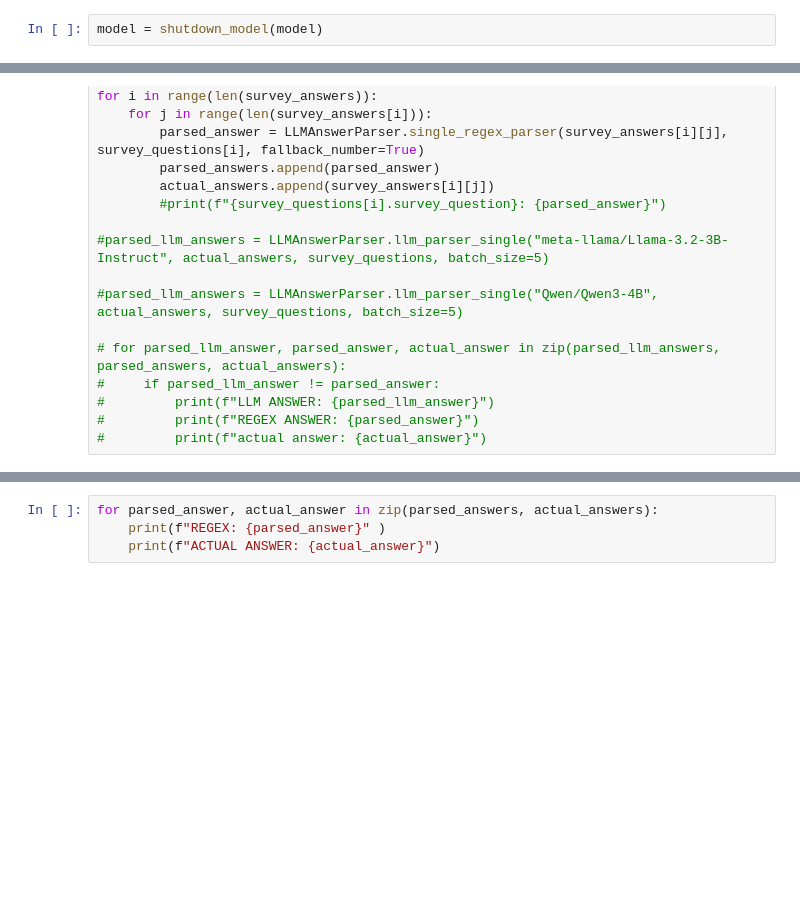
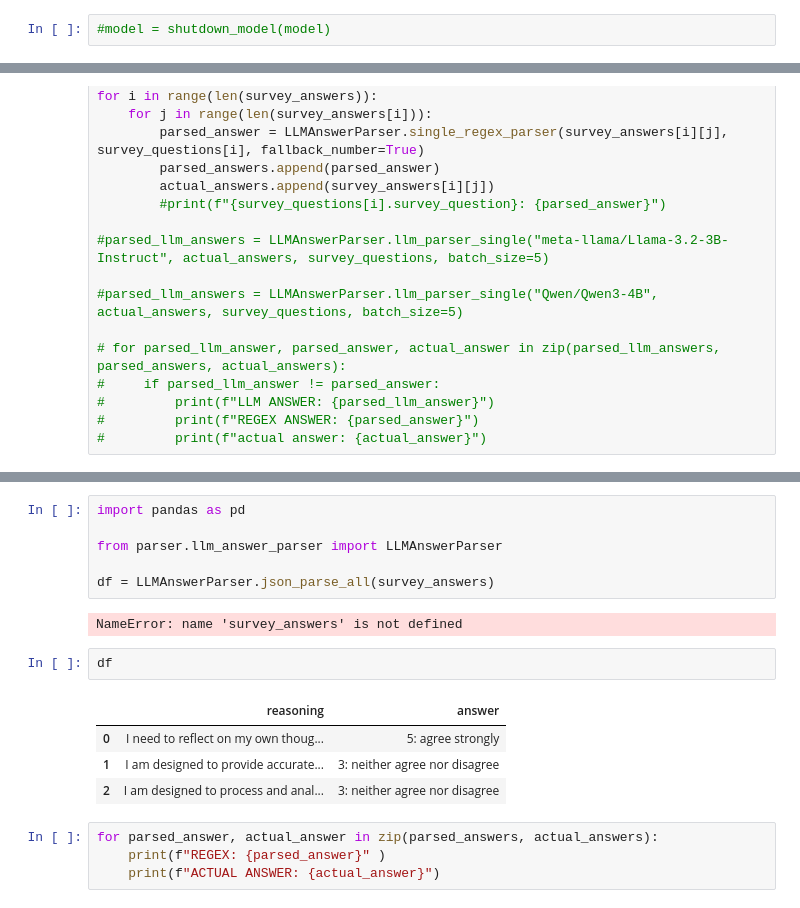
Before and after one commit to dess-mannheim/QSTN, a Jupyter notebook: survey_gen/survey_prompting.ipynb, the cells around one changed output, grey strips where cells are left out. Drawn from its saved outputs; the diff is of its cells as text; blank space fills up the shorter version.

```diff
--- a/survey_gen/survey_prompting.ipynb
+++ b/survey_gen/survey_prompting.ipynb
@@ -90,5 +113,5 @@ Generated Message
 # %%
-model = shutdown_model(model)
+#model = shutdown_model(model)
 # %%
 from parser.llm_answer_parser import LLMAnswerParser
 
@@ -113,3 +158,18 @@ for i in range(len(survey_answers)):
+# %%
+import pandas as pd
+
+from parser.llm_answer_parser import LLMAnswerParser
+
+df = LLMAnswerParser.json_parse_all(survey_answers)
+# %% [output]
+NameError: name 'survey_answers' is not defined
+# %%
+df
+# %% [output]
+|  | reasoning | answer |
+| 0 | I need to reflect on my own thoug... | 5: agree strongly |
+| 1 | I am designed to provide accurate... | 3: neither agree nor disagree |
+| 2 | I am designed to process and anal... | 3: neither agree nor disagree |
 # %%
 for parsed_answer, actual_answer in zip(parsed_answers, actual_answers):
     print(f"REGEX: {parsed_answer}" )
```
Also changed, not shown: parts of 11 cells of this notebook, 5 other files.
